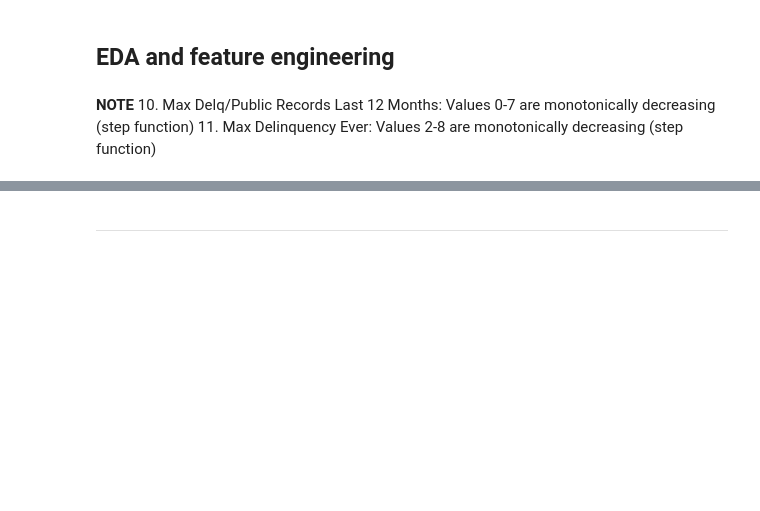
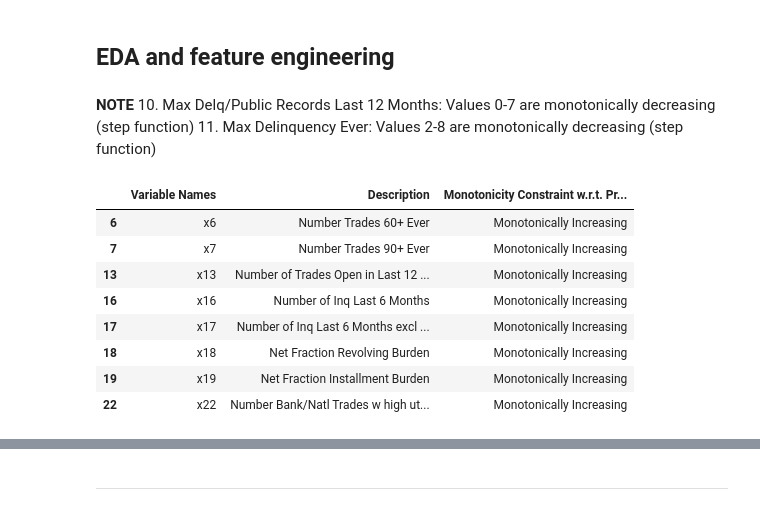
Before and after one commit to sumermalhotra/Heloc_group_project_6, a Jupyter notebook: Project.ipynb, the cells around one changed output, grey strips where cells are left out. Drawn from its saved outputs; the diff is of its cells as text; code cells hidden in the pictures; blank space fills up the shorter version.

```diff
--- a/Project.ipynb
+++ b/Project.ipynb
@@ -130,5 +125,15 @@ preprocessing finished
 # %%
 # Use the monotonicity constraints in our preprocessing
 # %%
-#dataDict[dataDict['Monotonicity Constraint w.r.t. Prob(Bad = 1)'] == 'Monotonically Increasing']
+dataDict[dataDict['Monotonicity Constraint w.r.t. Prob(Bad = 1)'] == 'Monotonically Increasing']
+# %% [output]
+|  | Variable Names | Description | Monotonicity Constraint w.r.t. Pr... |
+| 6 | x6 | Number Trades 60+ Ever | Monotonically Increasing |
+| 7 | x7 | Number Trades 90+ Ever | Monotonically Increasing |
+| 13 | x13 | Number of Trades Open in Last 12 ... | Monotonically Increasing |
+| 16 | x16 | Number of Inq Last 6 Months | Monotonically Increasing |
+| 17 | x17 | Number of Inq Last 6 Months excl ... | Monotonically Increasing |
+| 18 | x18 | Net Fraction Revolving Burden | Monotonically Increasing |
+| 19 | x19 | Net Fraction Installment Burden | Monotonically Increasing |
+| 22 | x22 | Number Bank/Natl Trades w high ut... | Monotonically Increasing |
 # %%
```
Also changed, not shown: parts of 18 cells of this notebook.
